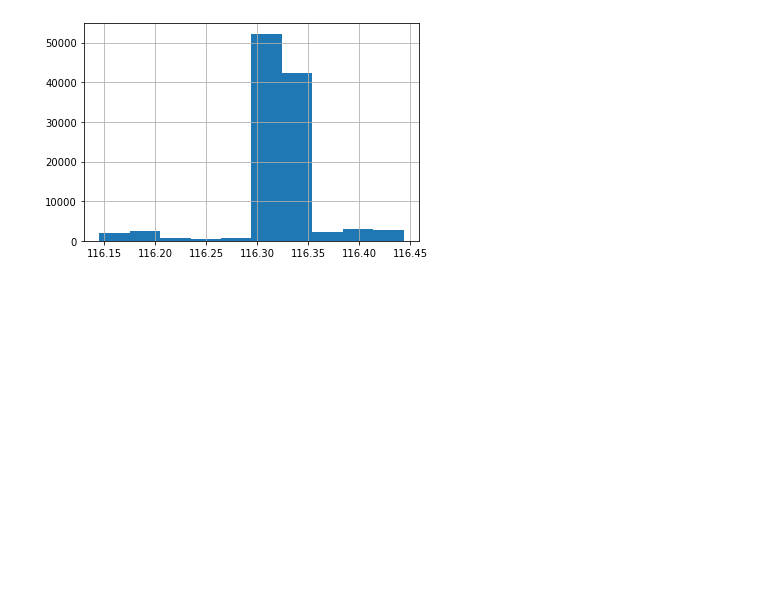
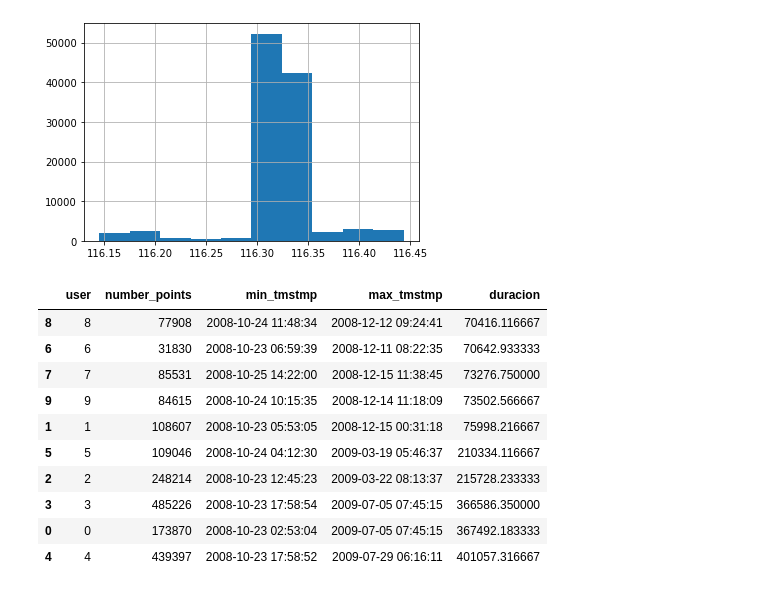
Before and after one commit to GabrielPila/skmob_mmc_mobility, a Jupyter notebook: notebooks/00.6_GeoLife_EDA.ipynb, the cells around one changed output. Cells and saved outputs as stored; diff of their text form; code cells hidden in the pictures; blank space fills up the shorter version.

```diff
--- a/notebooks/00.6_GeoLife_EDA.ipynb
+++ b/notebooks/00.6_GeoLife_EDA.ipynb
@@ -331,3 +319,30 @@ user['lng'].hist()
 # %% [output]
 <AxesSubplot:>
 [figure]
+# %%
+aux_dict = {}
+aux_dict['user'] = []
+aux_dict['number_points'] = []
+aux_dict['min_tmstmp'] = []
+aux_dict['max_tmstmp'] = []
+for usr in data['user'].unique():
+    aux_dict['user'].append(usr)
+    aux_dict['number_points'].append(data[data['user']==usr].shape[0])
+    aux_dict['min_tmstmp'].append(data[data['user']==usr]['hour'].min())
+    aux_dict['max_tmstmp'].append(data[data['user']==usr]['hour'].max())
+aux_dict = pd.DataFrame(aux_dict)
+aux_dict['duracion'] = (aux_dict['max_tmstmp'] - aux_dict['min_tmstmp']).dt.total_seconds()/ 60
+aux_dict.sort_values(by='duracion', ascending=True, inplace=True)
+display(aux_dict)
+# %% [output]
+|  | user | number_points | min_tmstmp | max_tmstmp | duracion |
+| 8 | 8 | 77908 | 2008-10-24 11:48:34 | 2008-12-12 09:24:41 | 70416.116667 |
+| 6 | 6 | 31830 | 2008-10-23 06:59:39 | 2008-12-11 08:22:35 | 70642.933333 |
+| 7 | 7 | 85531 | 2008-10-25 14:22:00 | 2008-12-15 11:38:45 | 73276.750000 |
+| 9 | 9 | 84615 | 2008-10-24 10:15:35 | 2008-12-14 11:18:09 | 73502.566667 |
+| 1 | 1 | 108607 | 2008-10-23 05:53:05 | 2008-12-15 00:31:18 | 75998.216667 |
+| 5 | 5 | 109046 | 2008-10-24 04:12:30 | 2009-03-19 05:46:37 | 210334.116667 |
+| 2 | 2 | 248214 | 2008-10-23 12:45:23 | 2009-03-22 08:13:37 | 215728.233333 |
+| 3 | 3 | 485226 | 2008-10-23 17:58:54 | 2009-07-05 07:45:15 | 366586.350000 |
+| 0 | 0 | 173870 | 2008-10-23 02:53:04 | 2009-07-05 07:45:15 | 367492.183333 |
+| 4 | 4 | 439397 | 2008-10-23 17:58:52 | 2009-07-29 06:16:11 | 401057.316667 |
```
Also changed, not shown: parts of 16 cells of this notebook.
